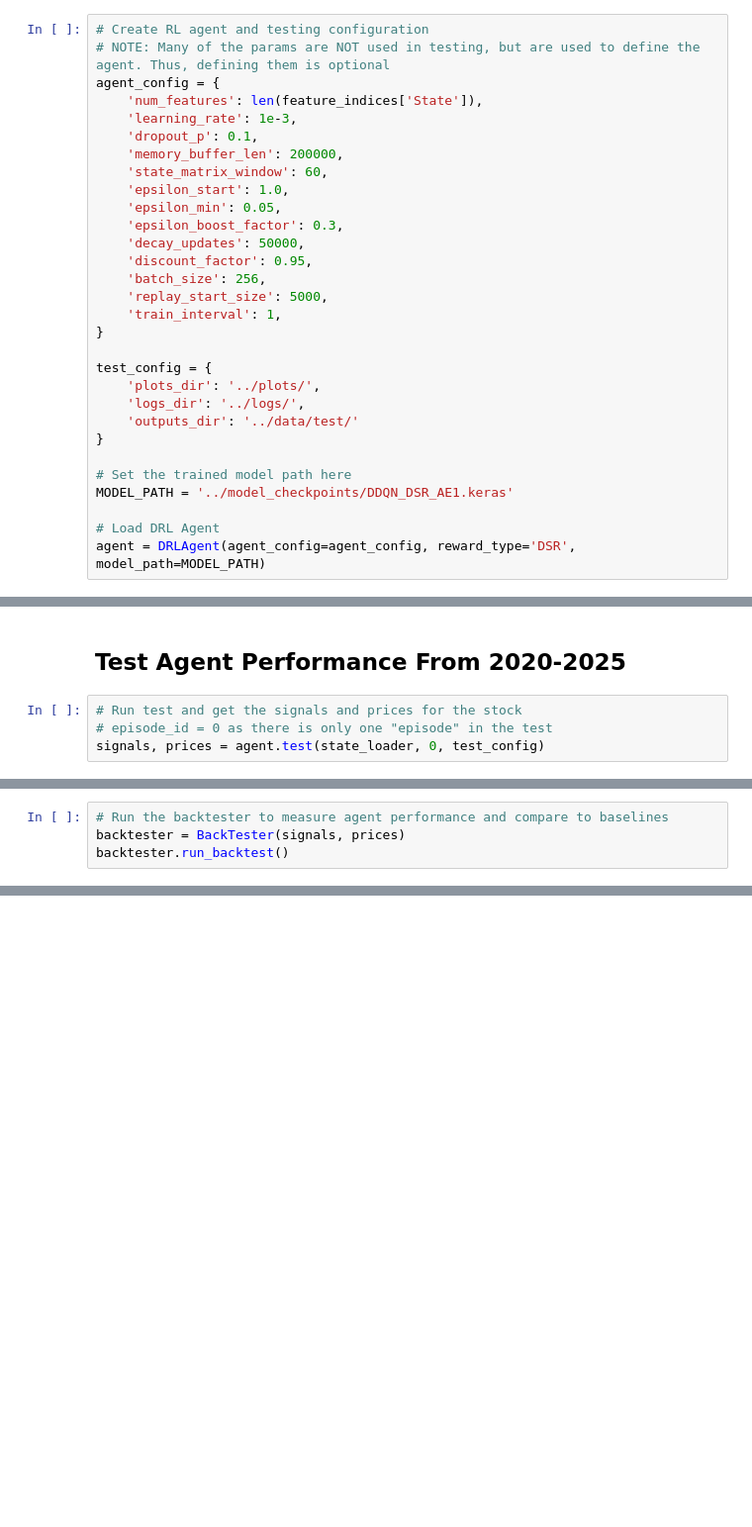
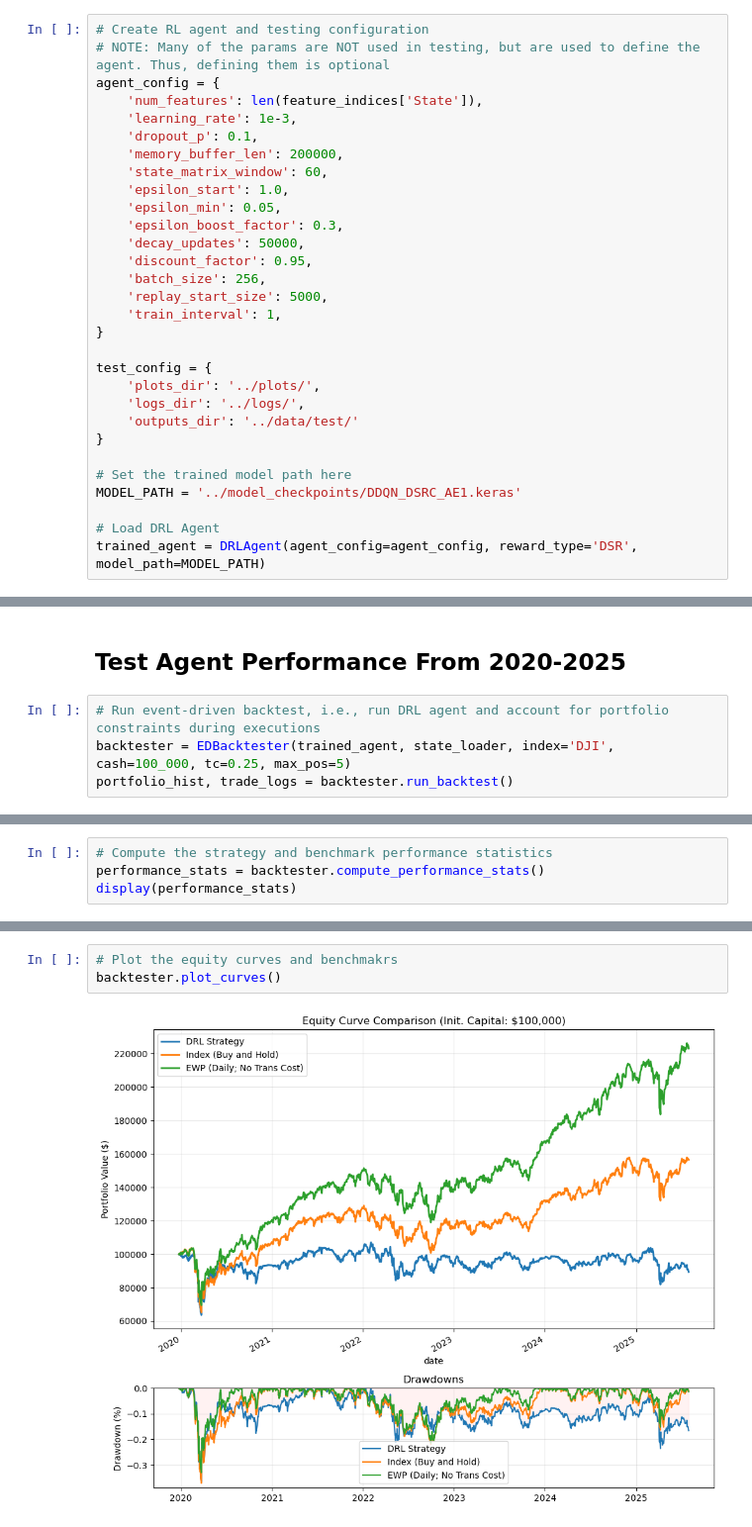
Before and after one commit to shh1v/ReinforceTrader, a Jupyter notebook: notebooks/Backtesting.ipynb, the cells around one changed output, grey strips where cells are left out. Shown: that part at 99% size. Saved outputs shown, nothing was run; the diff lists cells and outputs as text; blank space fills up the shorter version.

Commit message:
state pickling and agent behavior viz

```diff
--- a/notebooks/Backtesting.ipynb
+++ b/notebooks/Backtesting.ipynb
@@ -84,8 +83,8 @@ test_config = {
 }
 
 # Set the trained model path here
-MODEL_PATH = '../model_checkpoints/DDQN_DSR_AE1.keras'
+MODEL_PATH = '../model_checkpoints/DDQN_DSRC_AE1.keras'
 
 # Load DRL Agent
-agent = DRLAgent(agent_config=agent_config, reward_type='DSR', model_path=MODEL_PATH)
+trained_agent = DRLAgent(agent_config=agent_config, reward_type='DSR', model_path=MODEL_PATH)
 # %% [output]
@@ -95,6 +94,6 @@ Loading model from ../model_checkpoints/DDQN_DSR_AE1.keras
 # %% [markdown]
 ## Test Agent Performance From 2020-2025
 # %%
-# Run test and get the signals and prices for the stock
-# episode_id = 0 as there is only one "episode" in the test
-signals, prices = agent.test(state_loader, 0, test_config)
+# Run event-driven backtest, i.e., run DRL agent and account for portfolio constraints during executions
+backtester = EDBacktester(trained_agent, state_loader, index='DJI', cash=100_000, tc=0.25, max_pos=5)
+portfolio_hist, trade_logs = backtester.run_backtest()
@@ -104,4 +102,4 @@ display_df(signals)
 # %%
-# Run the backtester to measure agent performance and compare to baselines
-backtester = BackTester(signals, prices)
-backtester.run_backtest()
+# Compute the strategy and benchmark performance statistics
+performance_stats = backtester.compute_performance_stats()
+display(performance_stats)
@@ -108 +112,6 @@ backtester.run_backtest()
+# %%
+# Plot the equity curves and benchmakrs
+backtester.plot_curves()
+# %% [output]
+[figure, added]
 # %% [markdown]
```
Also changed, not shown: parts of 8 cells of this notebook.
